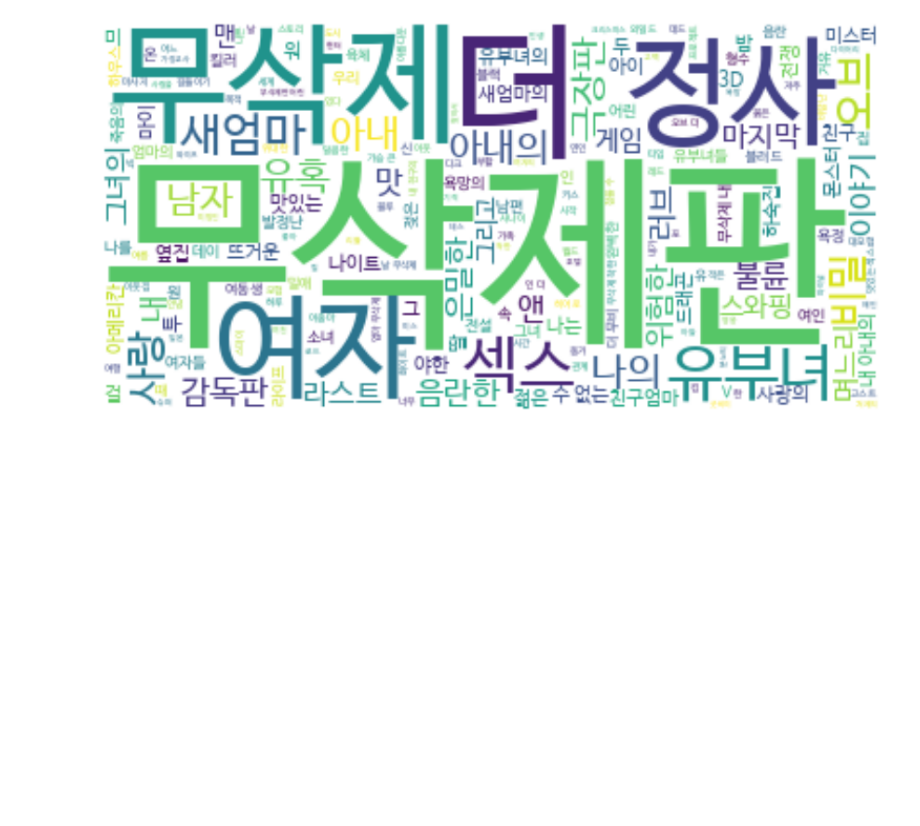
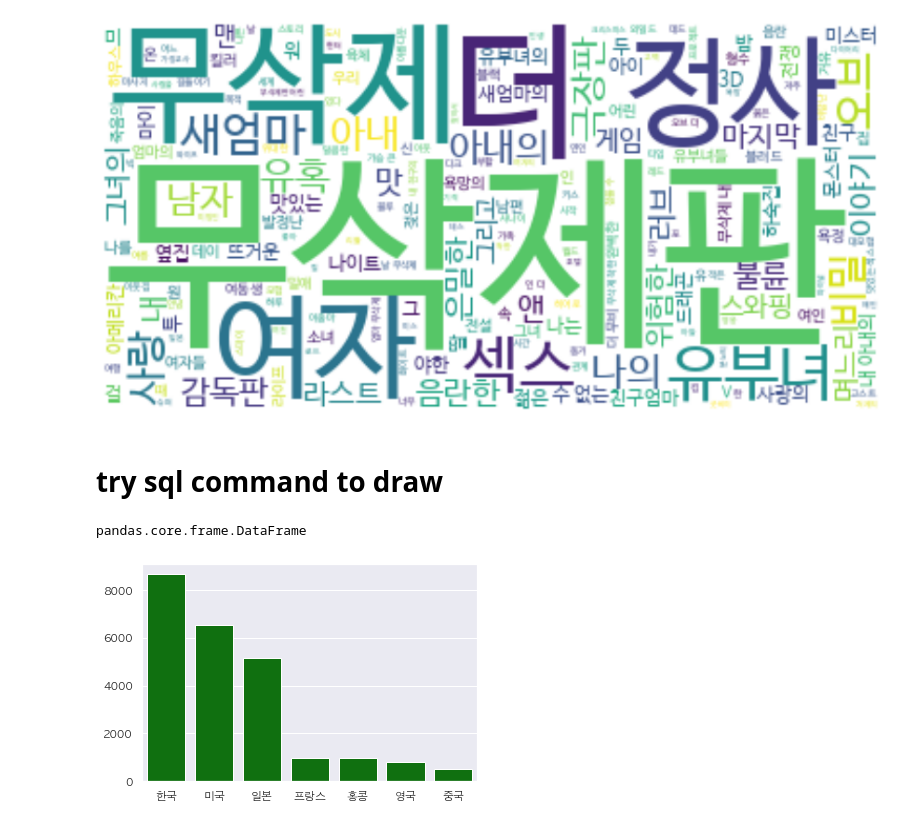
Before and after one commit to danielsun888/datathon, a Jupyter notebook: daniel.ipynb, the cells around one changed output. Cells and saved outputs as stored; diff of their text form; code cells hidden in the pictures; blank space fills up the shorter version.

```diff
--- a/daniel.ipynb
+++ b/daniel.ipynb
@@ -131,3 +140,49 @@ df = pd.DataFrame([
 fig = px.timeline(df, x_start="Start", x_end="Finish", y="Task")
 fig.update_yaxes(autorange="reversed") # otherwise tasks are listed from the bottom up
 fig.show()
+# %% [markdown]
+# try sql command to draw
+# %%
+import pandas as pd
+from sqlalchemy import create_engine
+
+
+engine = create_engine(
+    "mysql+mysqldb://root:fighting@localhost/AI?charset=utf8", encoding="utf8")
+# data.to_sql('movie', con=engine, if_exists='replace')
+# %%
+import matplotlib.pyplot as plt
+import pandas as pd  # data processing, CSV file I/O (e.g. pd.read_csv)
+import seaborn as sns  # Provides a high level interface for drawing attractive and informative statistical graphics
+from matplotlib.font_manager import FontProperties
+from pylab import *
+import matplotlib.pyplot as plt
+import seaborn as sns
+
+
+import warnings                                            # Ignore warning related to pandas_profiling
+warnings.filterwarnings('ignore')
+
+sql = "select  count(Movie_Name),Nationality from AI.KOBIS group by Nationality order by count(Movie_Name) desc limit 7;"
+df0 = pd.read_sql(sql, engine)
+df = pd.DataFrame(df0)
+
+#orient='h'表示是水平展示的，alpha表示颜色的深浅程度
+# %% [output]
+pandas.core.frame.DataFrame
+# %%
+
+#设置y轴、X轴的坐标名字与字体大小
+sns.barplot(x=df.Nationality.values,y=df['count(Movie_Name)'].values,orient='v', color='green')
+
+# plt.xlabel('医生')
+# plt.ylabel('患者数')
+
+#设置X轴的各列下标字体是水平的
+plt.xticks(rotation='horizontal')
+
+#设置Y轴下标的字体大小
+
+plt.show()
+# %% [output]
+[figure, added]
```
Also changed, not shown: parts of 5 cells of this notebook, 2 other files.
